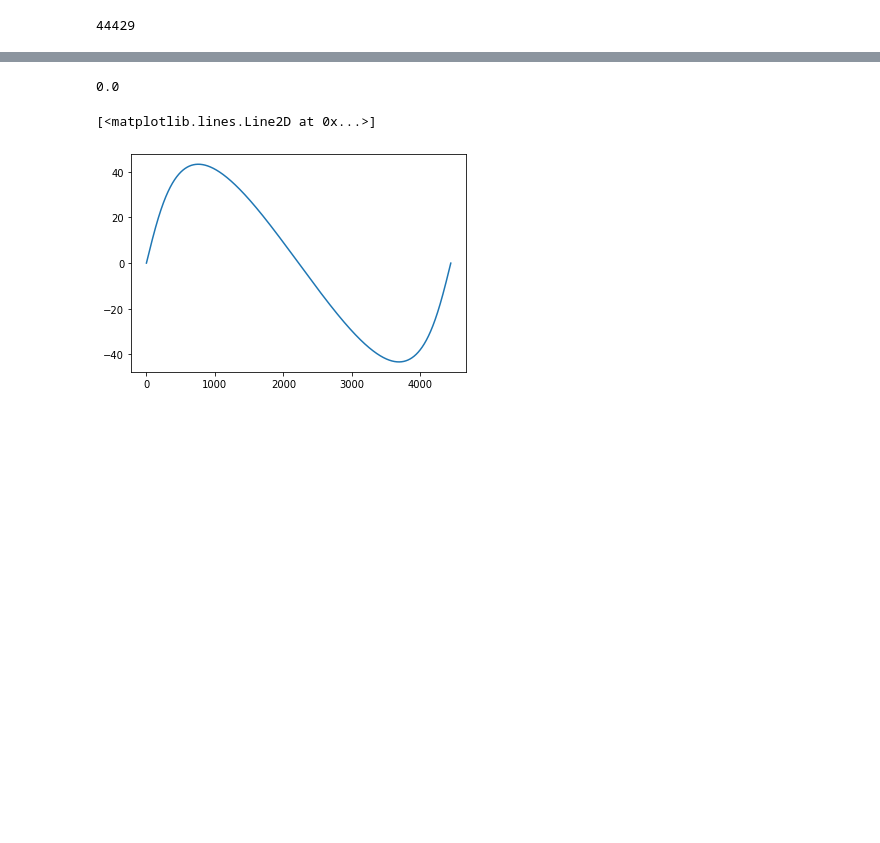
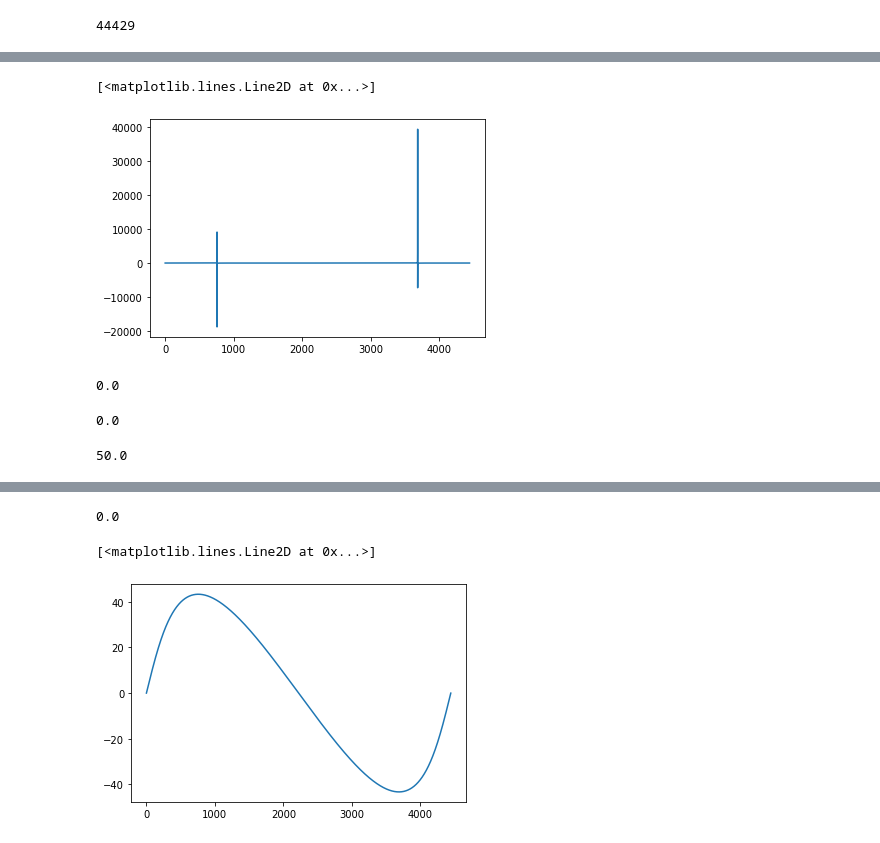
Before and after one commit to sdorsher/ManyBodyProblem, a Jupyter notebook: Vector Elliptical Perihelion.ipynb, the cells around one changed output, grey strips where cells are left out. Cells and saved outputs as stored; diff of their text form; code cells hidden in the pictures; blank space fills up the shorter version.

```diff
--- a/Vector Elliptical Perihelion.ipynb
+++ b/Vector Elliptical Perihelion.ipynb
@@ -427,0 +452,17 @@ Eang [3.14159265 4.71255228 4.71271558 ... 1.57017099 1.57033429 1.57049759]
+# %%
+plt.plot(nptimesoneorbit,yE0/xE0)
+# %% [output]
+[<matplotlib.lines.Line2D at 0x...>]
+[figure, added]
+# %%
+np.arctan(0./1.)
+# %% [output]
+0.0
+# %%
+yE0[0]
+# %% [output]
+0.0
+# %%
+xE0[0]
+# %% [output]
+50.0
```
Also changed, not shown: parts of 20 cells of this notebook.
